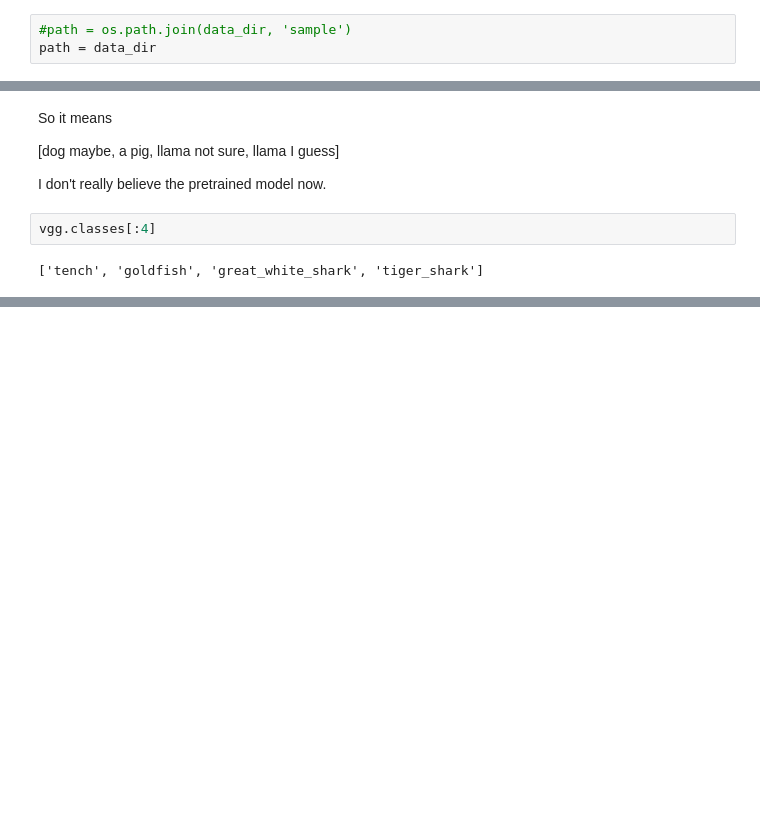
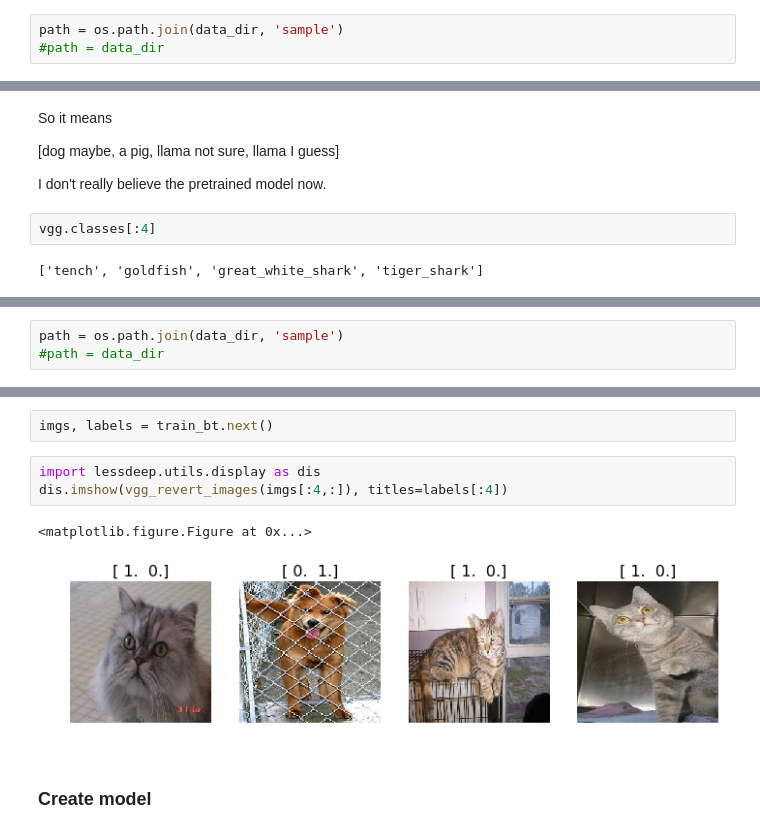
Before and after one commit to 7kbird/learning_notes, a Jupyter notebook: fast_ai/deeplearning1/lesson_1.ipynb, the cells around one changed output, grey strips where cells are left out. Saved outputs shown, nothing was run; the diff lists cells and outputs as text; blank space fills up the shorter version.

Commit message:
[fastai:lesson1]a hand made vgg16 is ready for trainig;create a lib called 'lessdeep' for common model

```diff
--- a/fast_ai/deeplearning1/lesson_1.ipynb
+++ b/fast_ai/deeplearning1/lesson_1.ipynb
@@ -25,8 +24,8 @@ data_dir = dog_cat.download_data()
 # %% [markdown]
 Default path
 # %%
-#path = os.path.join(data_dir, 'sample')
-path = data_dir
+path = os.path.join(data_dir, 'sample')
+#path = data_dir
 # %% [markdown]
 ## Use pretrained VGG model
 
@@ -112,0 +117,3 @@ vgg.classes[:4]
+# %%
+path = os.path.join(data_dir, 'sample')
+#path = data_dir
@@ -112,0 +194,10 @@ vgg.classes[:4]
+# %%
+imgs, labels = train_bt.next()
+# %%
+import lessdeep.utils.display as dis
+dis.imshow(vgg_revert_images(imgs[:4,:]), titles=labels[:4])
+# %% [output]
+<matplotlib.figure.Figure at 0x...>
+[figure, added]
+# %% [markdown]
+### Create model
```
Also changed, not shown: parts of 16 cells of this notebook, 9 other files.
